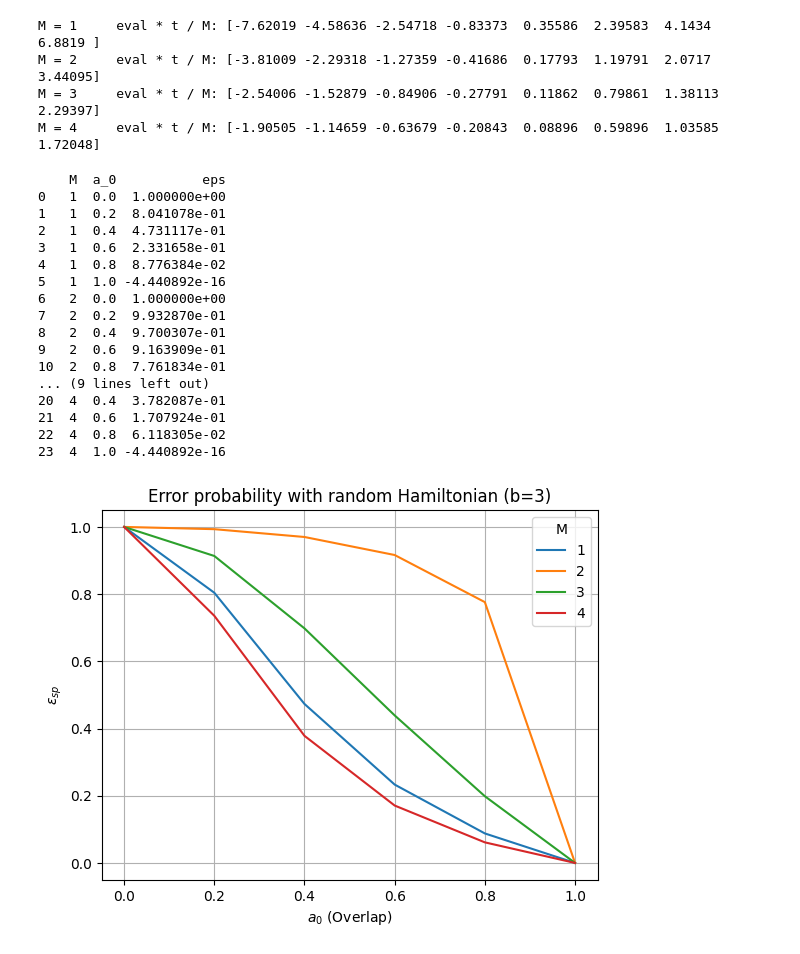
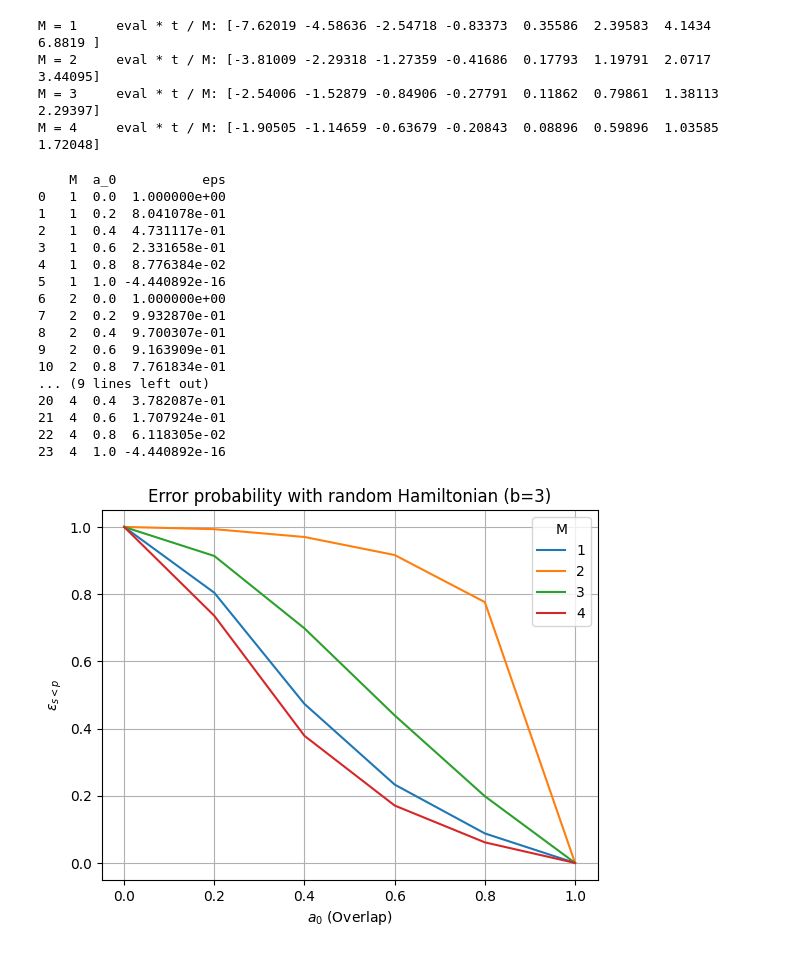
Before and after one commit to GiovanniZago/ImaginaryTimeEvolution, a Jupyter notebook: eps_plot.ipynb, the cells around one changed output. Saved outputs shown, nothing was run; the diff lists cells and outputs as text; code cells hidden in the pictures.

```diff
--- a/eps_plot.ipynb
+++ b/eps_plot.ipynb
@@ -102,9 +102,9 @@ for M in M_values:
         qc = get_itimevol_circuit(N, M, H, t, psi_0)
         qc.save_statevector()
 
-        aer_sim = Aer.get_backend("aer_simulator_statevector_gpu")
+        aer_sim = Aer.get_backend("aer_simulator_statevector")
         qc_tp   = transpile(qc, backend=aer_sim)
-        result  = aer_sim.run(qc_tp).result()
+        result  = aer_sim.run(qc_tp, shots=1).result()
 
         final_state_dict     = result.get_statevector(qc_tp).to_dict()
         final_state_sys_dict = {}
@@ -114,7 +114,8 @@ for M in M_values:
                 k_new = k[:N]
                 final_state_sys_dict[k_new] = v
 
-        final_state_sys_list = sorted(final_state_sys_dict.items())
+        final_state_sys_list = [(k, v) for k, v in final_state_sys_dict.items()]
+        final_state_sys_list = sorted(final_state_sys_list)
         final_state          = np.array([t[1] for t in final_state_sys_list])
         final_state          /= np.linalg.norm(final_state)
 
@@ -129,27 +130,27 @@ M = 4     eval * t / M: [-1.90505 -1.14659 -0.63679 -0.20843  0.08896  0.59896
 # %%
 df = pd.DataFrame(data, columns=["M", "a_0", "eps"])
 print(df)
 sns.lineplot(df, x = "a_0", y = "eps", hue = "M", palette="tab10")
 plt.xlabel(r'$a_0$ (Overlap)')
-plt.ylabel(r'$\epsilon_{sp}$')
+plt.ylabel(r'$\epsilon_{s<p}$')
 plt.title(f"Error probability with random Hamiltonian (b={bound})")
 plt.grid()
 # %% [output]
     M  a_0           eps
 0   1  0.0  1.000000e+00
 1   1  0.2  8.041078e-01
 2   1  0.4  4.731117e-01
 3   1  0.6  2.331658e-01
 4   1  0.8  8.776384e-02
 5   1  1.0 -4.440892e-16
 6   2  0.0  1.000000e+00
 7   2  0.2  9.932870e-01
 8   2  0.4  9.700307e-01
 9   2  0.6  9.163909e-01
 10  2  0.8  7.761834e-01
 ... (9 lines left out)
 20  4  0.4  3.782087e-01
 21  4  0.6  1.707924e-01
 22  4  0.8  6.118305e-02
 23  4  1.0 -4.440892e-16
-[figure, old version]
+[figure, new version]
```
Also changed, not shown: 1 other file.
